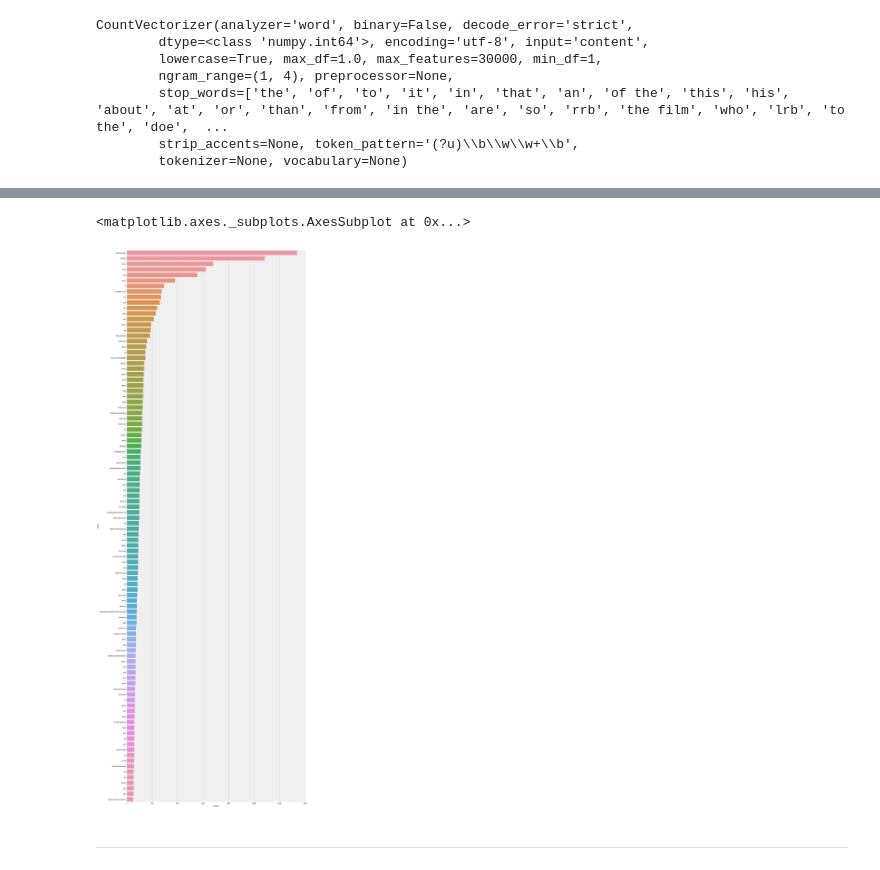
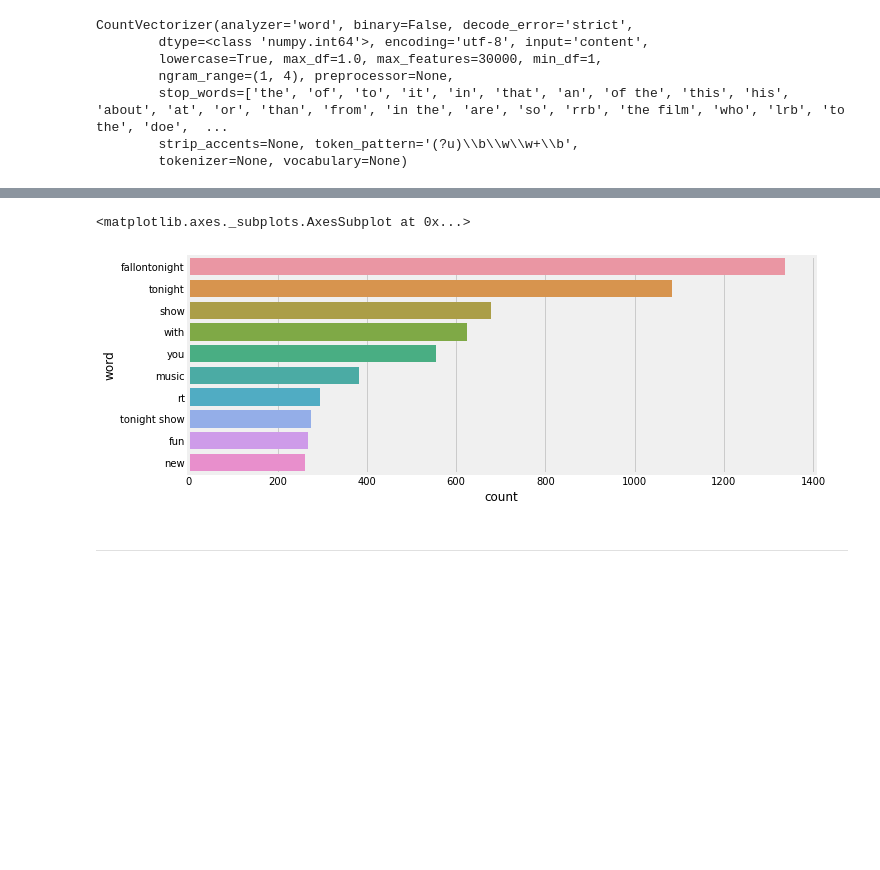
Before and after one commit to silverrainb/web-analytics, a Jupyter notebook: final_project/twitter_test_rose.ipynb, the cells around one changed output, grey strips where cells are left out. Drawn from its saved outputs; the diff is of its cells as text; code cells hidden in the pictures; blank space fills up the shorter version.

Commit message:
added visualization

```diff
--- a/final_project/twitter_test_rose.ipynb
+++ b/final_project/twitter_test_rose.ipynb
@@ -250,18 +254,18 @@ Wall time: 6.52 s
 # %%
 import seaborn as sns
 import matplotlib.pyplot as plt
 from matplotlib import style
 
 style.use('fivethirtyeight')
 %matplotlib inline
 
 figure, ax = plt.subplots(nrows=1, ncols=1)
-figure.set_size_inches(18, 64)
+figure.set_size_inches(10, 4)
 
-sns.barplot(data=dictionary_df, y="word", x="count", ax=ax)
+sns.barplot(data=dictionary_df[:10], y="word", x="count", ax=ax)
 # %% [output]
 <matplotlib.axes._subplots.AxesSubplot at 0x...>
-[figure, old version]
+[figure, new version]
 # %% [markdown]
 ---
 # %% [markdown]
```
Also changed, not shown: parts of 30 cells of this notebook.
